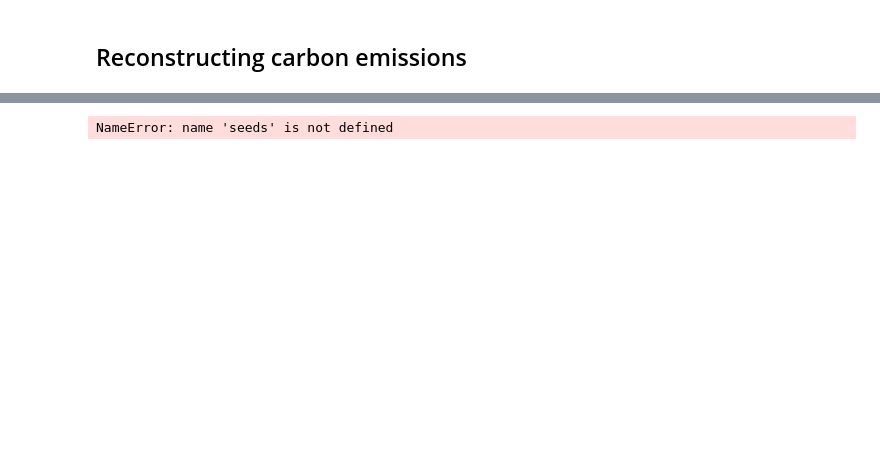
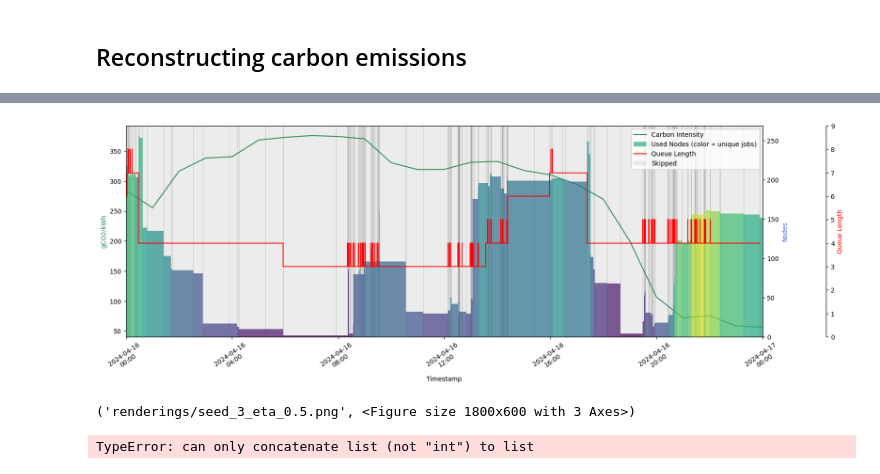
Before and after one commit to dadyownes15/green-hpc-scheduler, a Jupyter notebook: validation.ipynb, the cells around one changed output, grey strips where cells are left out. Saved outputs shown, nothing was run; the diff lists cells and outputs as text; code cells hidden in the pictures; blank space fills up the shorter version.

Commit message:
updated validation and carbon emissions calculations

```diff
--- a/validation.ipynb
+++ b/validation.ipynb
@@ -74,20 +119,21 @@ processed_stats_baselines, raw_stats_baselines = val.run_baselines(n_eval_episod
 # %% [markdown]
 ## Reconstructing carbon emissions
 # %%
-train_and_eval_folder = "results/train_and_eval/eta_1_sparse_rewards/user_ci_disabled/eta_1"
+train_and_eval_folder = "results/train_and_eval/session_20251018-112231Z-b92d44/user_ci_disabled/eta_0.01"
 # %%
 seeds = 5
 results = {}
-
-for seed in range(1,seeds+1):
+seeds = [6]
+for seed in seeds:
     results[seed] = {}
     results[seed]["processed_results"] = {}
     results[seed]["trace"] = {}
-for seed in range(1,seeds+1):
+for seed in seeds:
     val = Validation()
     val.load_dir(train_and_eval_folder)
     model_loc = train_and_eval_folder + "/seed_" + str(seed) + "/" "best_model"
     model = MaskablePPO.load(path=model_loc)
-    processed_results, _ = val.validate_model(1,model,"test")
+    processed_results, trace = val.validate_model(1,model,"test")
     results[seed]["processed_results"] = processed_results
+    results[seed]["trace"] =trace
 # %% [output]
@@ -111,9 +179,19 @@ Masking delay
+# %%
+val = Validation()
+val.load_dir(train_and_eval_folder)
+
+seed_3_eta05 = results[3]["trace"]['model']['action_traces']
+val.render_timeseries_plot(results[3]["trace"]['model']['action_traces'], start_time = 3600*24*106, end_time = 3600*24*107, name = "seed_3_eta_0.5")
+# %% [output]
+[figure, added]
+('renderings/seed_3_eta_0.5.png', <Figure size 1800x600 with 3 Axes>)
 # %%
 ce = []
 for seed in range(1,seeds+1):
     print("Seed: ", seed)
-    ce.append(results[seed]["model"]["Carbon Emissions"])
+    print(results[seed]["processed_results"]["model"])
+    ce.append(results[seed]["processed_results"]["model"]["Carbon Emissions"])
 
 np.mean(ce)
 # %% [output]
-NameError: name 'seeds' is not defined
+TypeError: can only concatenate list (not "int") to list
```
Also changed, not shown: parts of 11 cells of this notebook, 12 other files.
